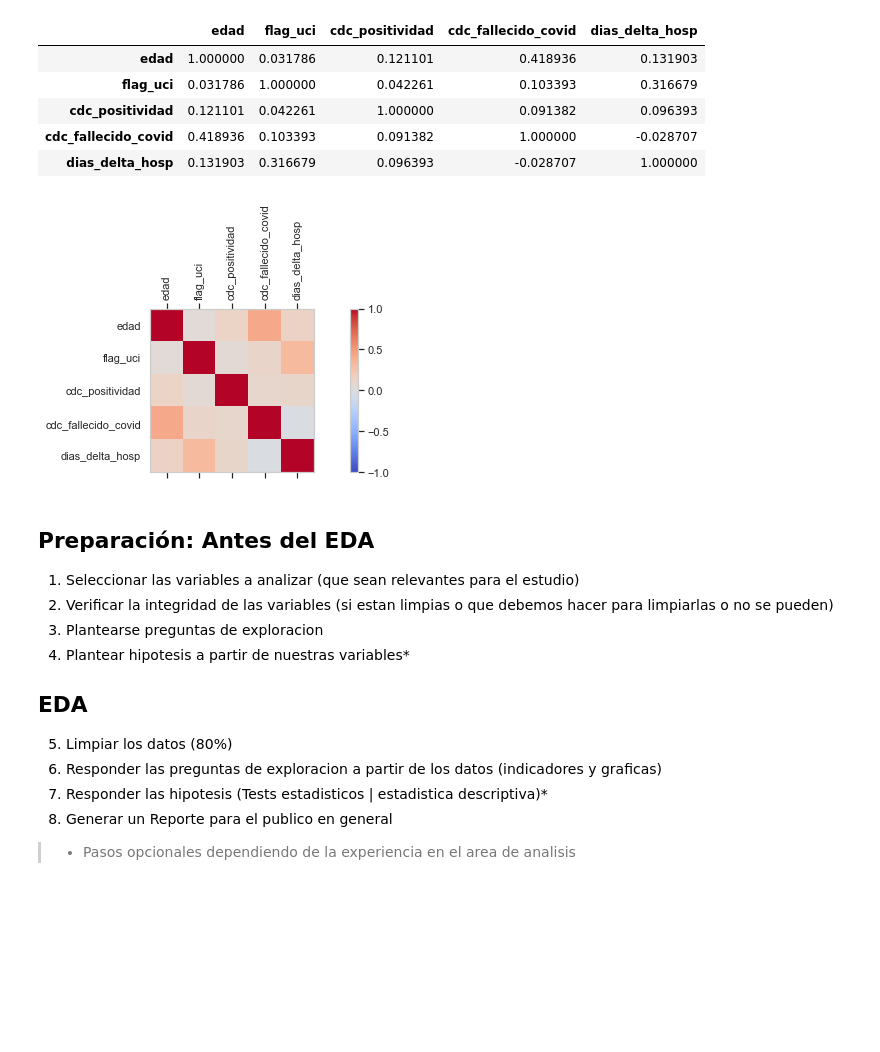
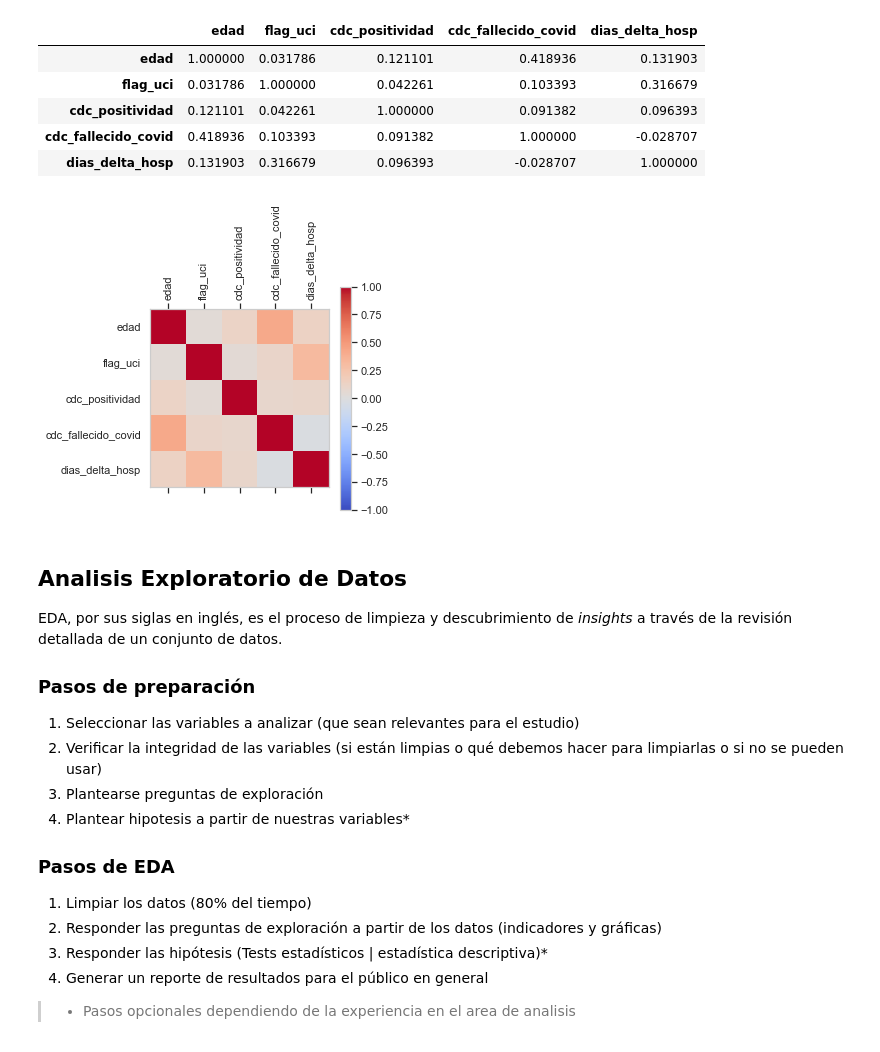
Before and after one commit to Claudio9701/pythonAnalyticsBootcamp, a Jupyter notebook: src/eda.ipynb, the cells around one changed output. Drawn from its saved outputs; the diff is of its cells as text; code cells hidden in the pictures; blank space fills up the shorter version.

Commit message:
Rm plt grid warning & fix typos on EDA md cell

```diff
--- a/src/eda.ipynb
+++ b/src/eda.ipynb
@@ -265,32 +265,38 @@ corr_matrix
 | cdc_fallecido_covid | 0.418936 | 0.103393 | 0.091382 | 1.000000 | -0.028707 |
 | dias_delta_hosp | 0.131903 | 0.316679 | 0.096393 | -0.028707 | 1.000000 |
 # %%
-fig, ax1 = plt.subplots(ncols=1, nrows=1, figsize=(13, 3))
-pos = ax1.matshow(corr_matrix, cmap='coolwarm', vmin=-1, vmax=1)
+# Grafico de la matriz de correlacion
+
+plt.rcParams['axes.grid'] = False  # Eliminar lineas dentro del grafico
+
+plt.matshow(corr_matrix, cmap='coolwarm', vmin=-1, vmax=1)
 
 # Colocar nombres de variables en los ejes
 plt.xticks(np.arange(corr_matrix.shape[0]), corr_matrix.columns, rotation=90)
 plt.yticks(np.arange(corr_matrix.shape[0]), corr_matrix.columns)
 
-plt.grid(False) # Eliminar lineas dentro del grafico
-fig.colorbar(pos, ax=ax1) # Agregar un barra de colores como leyenda
+plt.colorbar() # Agregar un barra de colores como leyenda
 
 plt.show()
 # %% [output]
-[figure, old version]
+[figure, new version]
 # %% [markdown]
-## Preparación: Antes del EDA
+## Analisis Exploratorio de Datos
+
+EDA, por sus siglas en inglés, es el proceso de limpieza y descubrimiento de *insights* a través de la revisión detallada de un conjunto de datos.
+
+### Pasos de preparación
 
 1. Seleccionar las variables a analizar (que sean relevantes para el estudio)
-2. Verificar la integridad de las variables (si estan limpias o que debemos hacer para limpiarlas o no se pueden)
-3. Plantearse preguntas de exploracion
-4. Plantear hipotesis a partir de nuestras variables*
+1. Verificar la integridad de las variables (si están limpias o qué debemos hacer para limpiarlas o si no se pueden usar)
+1. Plantearse preguntas de exploración
+1. Plantear hipotesis a partir de nuestras variables*
 
-## EDA
+### Pasos de EDA
 
-5. Limpiar los datos (80%)
-6. Responder las preguntas de exploracion a partir de los datos (indicadores y graficas)
-7. Responder las hipotesis (Tests estadisticos | estadistica descriptiva)*
-8. Generar un Reporte para el publico en general
+1. Limpiar los datos (80% del tiempo)
+1. Responder las preguntas de exploración a partir de los datos (indicadores y gráficas)
+1. Responder las hipótesis (Tests estadísticos | estadística descriptiva)*
+1. Generar un reporte de resultados para el público en general
 
 > * Pasos opcionales dependiendo de la experiencia en el area de analisis
```
